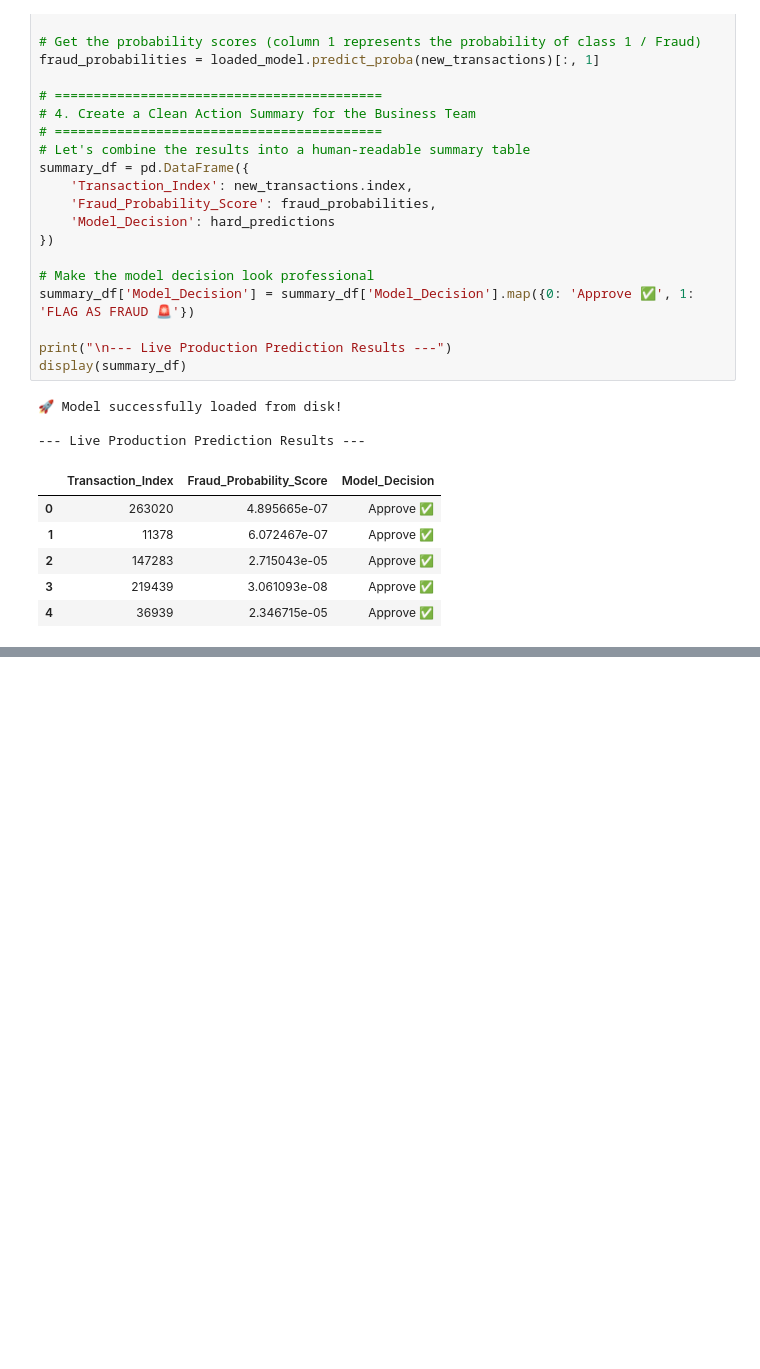
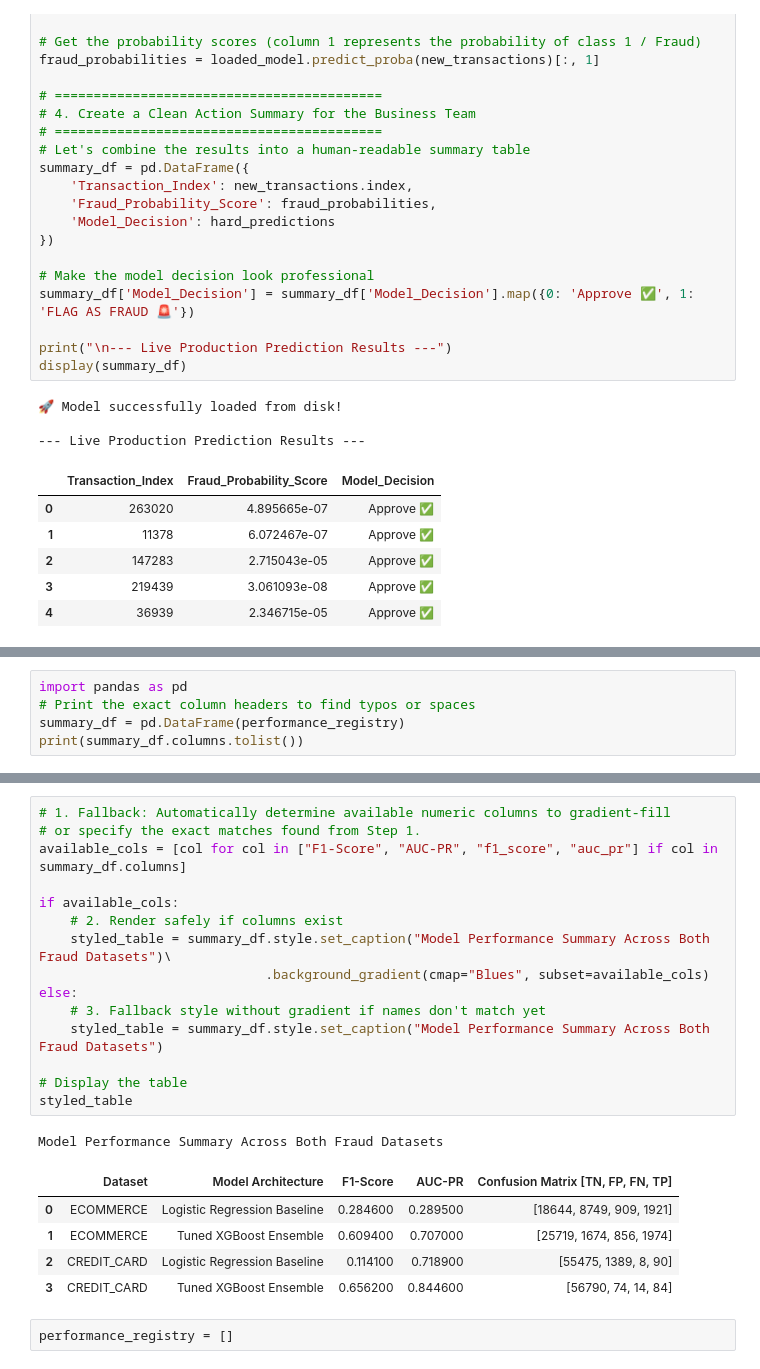
Before and after one commit to Almazt96/Week5_Adey_Innovations_Fraud_Detection, a Jupyter notebook: notebooks/modeling.ipynb, the cells around one changed output, grey strips where cells are left out. Drawn from its saved outputs; the diff is of its cells as text; blank space fills up the shorter version.

```diff
--- a/notebooks/modeling.ipynb
+++ b/notebooks/modeling.ipynb
@@ -390,0 +493,5 @@ display(summary_df)
+# %%
+import pandas as pd
+# Print the exact column headers to find typos or spaces
+summary_df = pd.DataFrame(performance_registry)
+print(summary_df.columns.tolist())
@@ -390,0 +694,24 @@ display(summary_df)
+# %%
+# 1. Fallback: Automatically determine available numeric columns to gradient-fill
+# or specify the exact matches found from Step 1.
+available_cols = [col for col in ["F1-Score", "AUC-PR", "f1_score", "auc_pr"] if col in summary_df.columns]
+
+if available_cols:
+    # 2. Render safely if columns exist
+    styled_table = summary_df.style.set_caption("Model Performance Summary Across Both Fraud Datasets")\
+                             .background_gradient(cmap="Blues", subset=available_cols)
+else:
+    # 3. Fallback style without gradient if names don't match yet
+    styled_table = summary_df.style.set_caption("Model Performance Summary Across Both Fraud Datasets")
+
+# Display the table
+styled_table
+# %% [output]
+Model Performance Summary Across Both Fraud Datasets
+|  | Dataset | Model Architecture | F1-Score | AUC-PR | Confusion Matrix [TN, FP, FN, TP] |
+| 0 | ECOMMERCE | Logistic Regression Baseline | 0.284600 | 0.289500 | [18644, 8749, 909, 1921] |
+| 1 | ECOMMERCE | Tuned XGBoost Ensemble | 0.609400 | 0.707000 | [25719, 1674, 856, 1974] |
+| 2 | CREDIT_CARD | Logistic Regression Baseline | 0.114100 | 0.718900 | [55475, 1389, 8, 90] |
+| 3 | CREDIT_CARD | Tuned XGBoost Ensemble | 0.656200 | 0.844600 | [56790, 74, 14, 84] |
+# %%
+performance_registry = []
```
Also changed, not shown: parts of 7 cells of this notebook, 9 other files.
